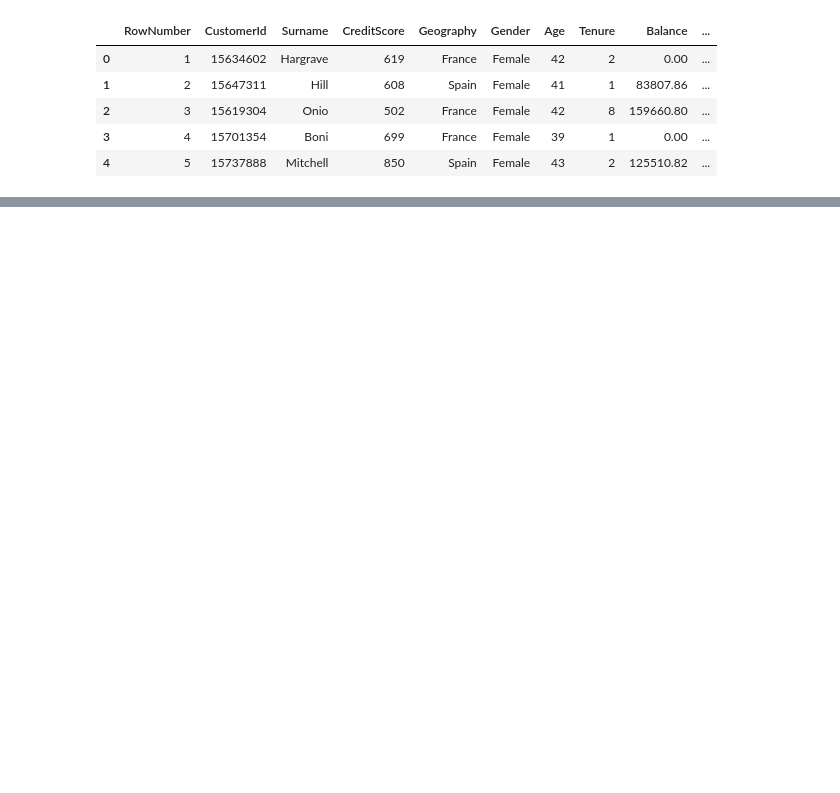
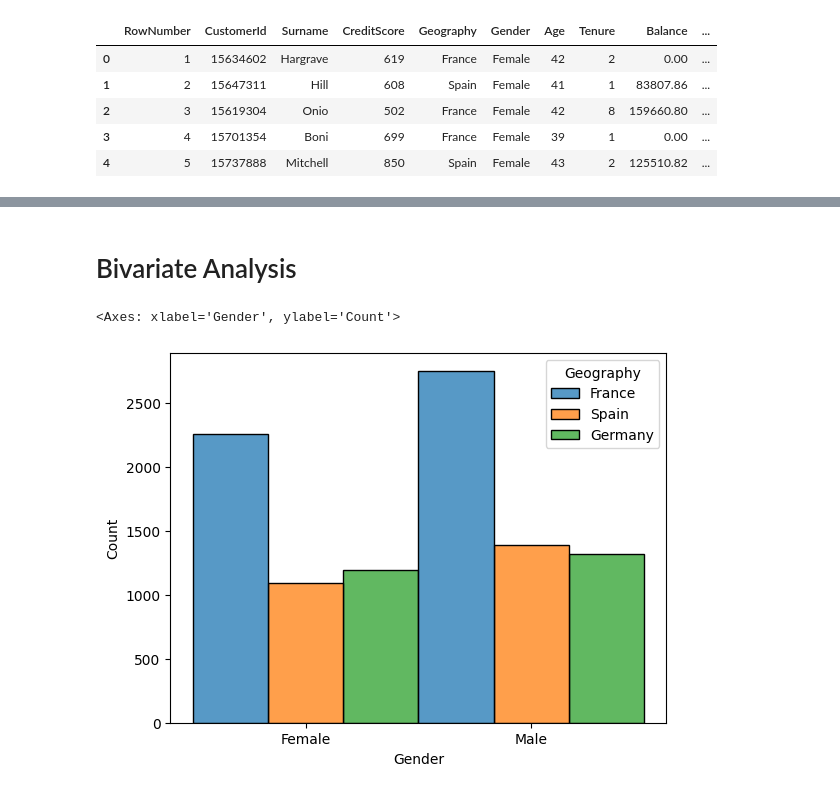
Before and after one commit to Shakhoyat/eda-learning-journey, a Jupyter notebook: EDA by satyajit/categorical&numerical_Analysis/notebook.ipynb, the cells around one changed output, grey strips where cells are left out. Drawn from its saved outputs; the diff is of its cells as text; code cells hidden in the pictures; blank space fills up the shorter version.

```diff
--- a/EDA by satyajit/categorical&numerical_Analysis/notebook.ipynb
+++ b/EDA by satyajit/categorical&numerical_Analysis/notebook.ipynb
@@ -18,0 +55,7 @@ df.head()
+# %% [markdown]
+# Bivariate Analysis
+# %%
+sns.histplot(x='Gender',data=df_new,hue='Geography',multiple='dodge')
+# %% [output]
+<Axes: xlabel='Gender', ylabel='Count'>
+[figure, added]
```
Also changed, not shown: parts of 11 cells of this notebook.
